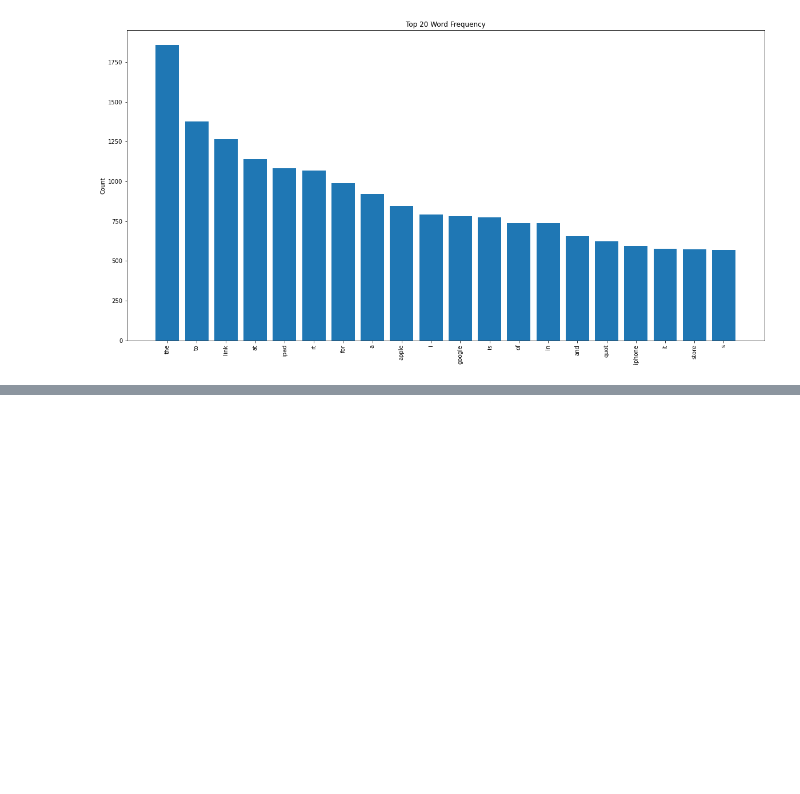
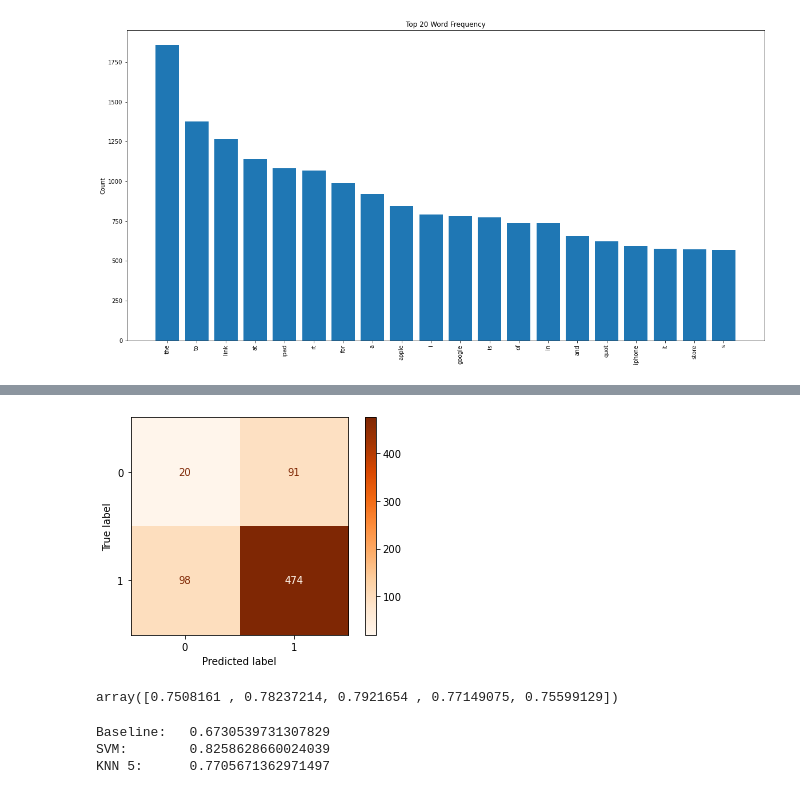
Before and after one commit to patrick-anastasio/NLP-Sentiment-Project, a Jupyter notebook: Development 2.ipynb, the cells around one changed output, grey strips where cells are left out. Drawn from its saved outputs; the diff is of its cells as text; code cells hidden in the pictures; blank space fills up the shorter version.

```diff
--- a/Development 2.ipynb
+++ b/Development 2.ipynb
@@ -227,0 +332,5 @@ X_train['text'] = [regex_tokenizer.tokenize(text) for text in X_train['text']]
+# %%
+clf = svm.SVC()
+clf.fit(X_train_resampled, y_train_resampled)
+clf_cv = cross_val_score(clf, X_train_resampled, y_train_resampled)
+clf_cv
@@ -227,0 +359,22 @@ X_train['text'] = [regex_tokenizer.tokenize(text) for text in X_train['text']]
+# %%
+plot_confusion_matrix(clf, X_test_vectorized, y_test, cmap=plt.cm.Oranges)
+plt.grid(False)
+plt.show()
+# %% [output]
+[figure, added]
+# %%
+knn_5 = KNeighborsClassifier(n_neighbors=5)
+knn_5.fit(X_train_resampled, y_train_resampled)
+# Evaluate the classifier on X_train_vectorized and y_train
+knn_5_cv = cross_val_score(knn_5, X_train_resampled, y_train_resampled)
+knn_5_cv
+# %% [output]
+array([0.7508161 , 0.78237214, 0.7921654 , 0.77149075, 0.75599129])
+# %%
+print("Baseline:  ", baseline_cv.mean())
+print("SVM:       ", clf_cv.mean())
+print("KNN 5:     ", knn_5_cv.mean())
+# %% [output]
+Baseline:   0.6730539731307829
+SVM:        0.8258628660024039
+KNN 5:      0.7705671362971497
```
Also changed, not shown: parts of 56 cells of this notebook, 1 other file.
